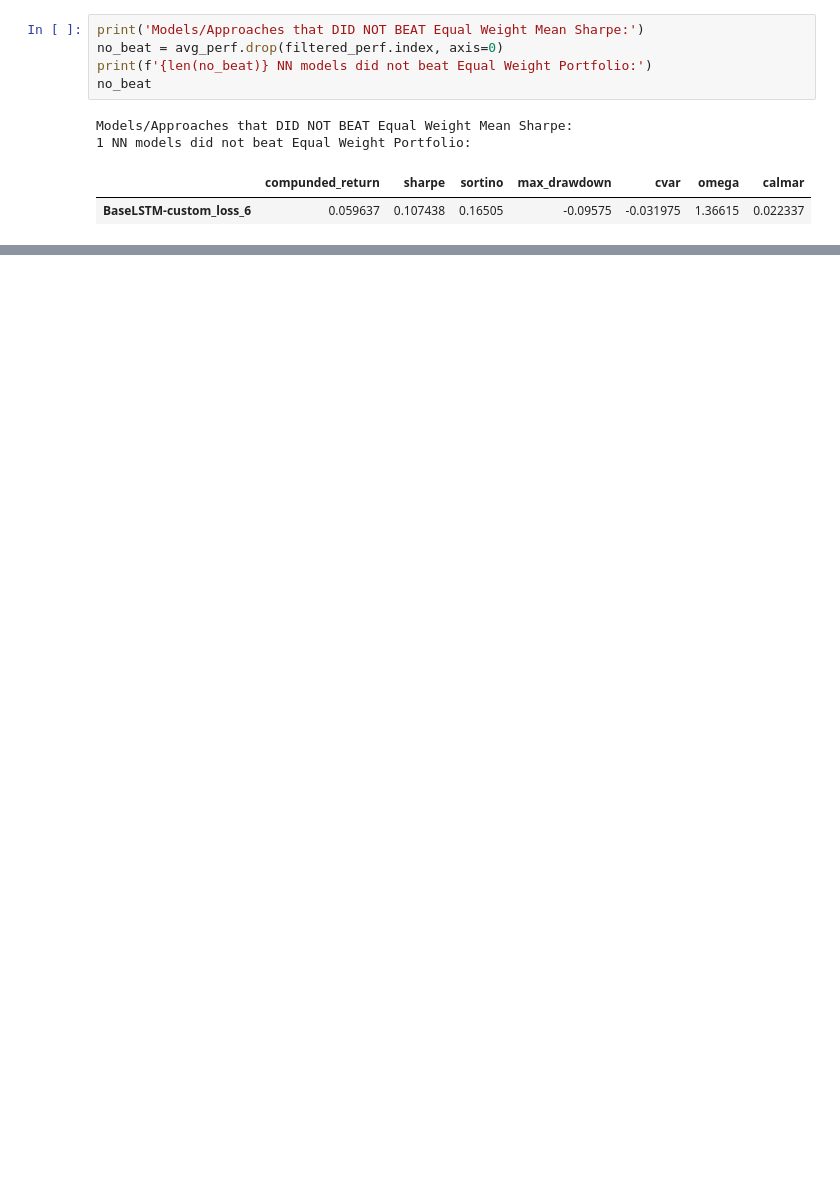
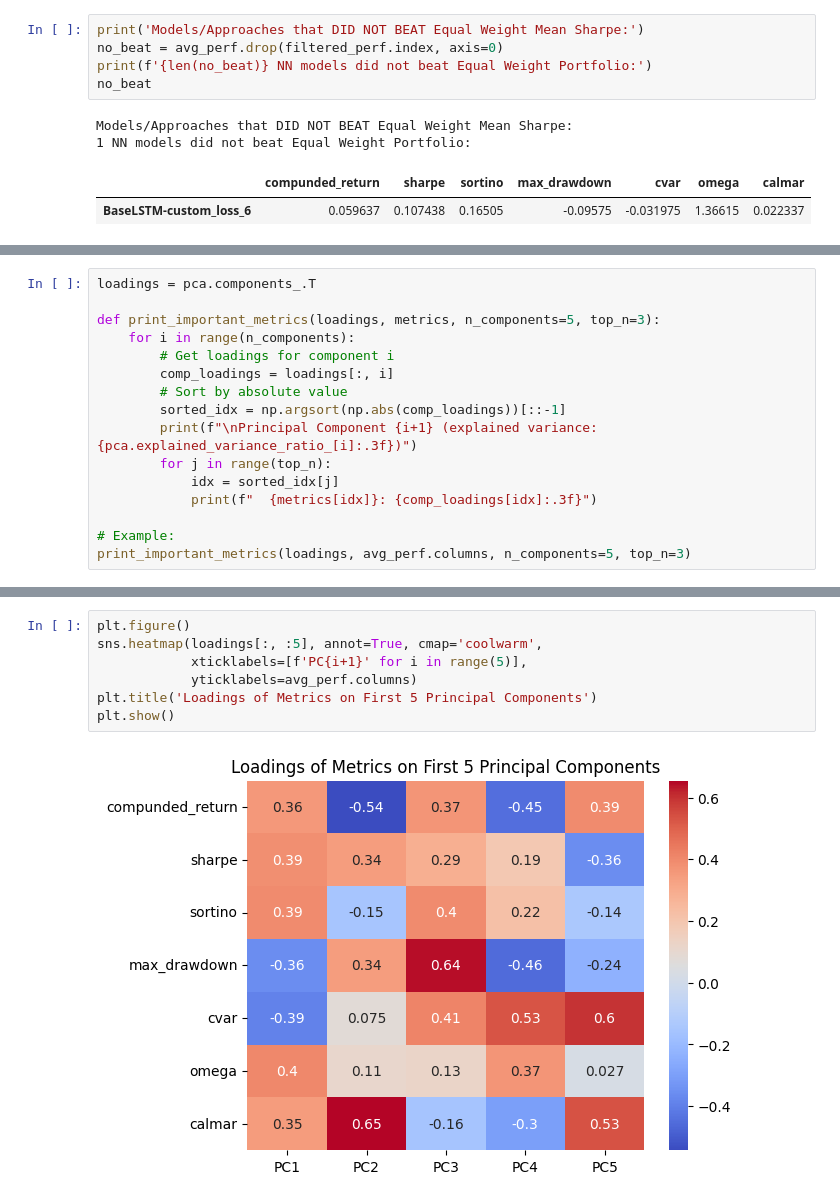
Before and after one commit to travisdesell/exact, a Jupyter notebook: financial_loss_functions/exploration/wfv_analysis.ipynb, the cells around one changed output, grey strips where cells are left out. Saved outputs shown, nothing was run; the diff lists cells and outputs as text; blank space fills up the shorter version.

```diff
--- a/financial_loss_functions/exploration/wfv_analysis.ipynb
+++ b/financial_loss_functions/exploration/wfv_analysis.ipynb
@@ -93,0 +166,16 @@ Models/Approaches that DID NOT BEAT Equal Weight Mean Sharpe:
+# %%
+loadings = pca.components_.T
+
+def print_important_metrics(loadings, metrics, n_components=5, top_n=3):
+    for i in range(n_components):
+        # Get loadings for component i
+        comp_loadings = loadings[:, i]
+        # Sort by absolute value
+        sorted_idx = np.argsort(np.abs(comp_loadings))[::-1]
+        print(f"\nPrincipal Component {i+1} (explained variance: {pca.explained_variance_ratio_[i]:.3f})")
+        for j in range(top_n):
+            idx = sorted_idx[j]
+            print(f"  {metrics[idx]}: {comp_loadings[idx]:.3f}")
+
+# Example:
+print_important_metrics(loadings, avg_perf.columns, n_components=5, top_n=3)
@@ -93,0 +200,9 @@ Models/Approaches that DID NOT BEAT Equal Weight Mean Sharpe:
+# %%
+plt.figure()
+sns.heatmap(loadings[:, :5], annot=True, cmap='coolwarm',
+            xticklabels=[f'PC{i+1}' for i in range(5)],
+            yticklabels=avg_perf.columns)
+plt.title('Loadings of Metrics on First 5 Principal Components')
+plt.show()
+# %% [output]
+[figure, added]
```
Also changed, not shown: parts of 10 cells of this notebook.
